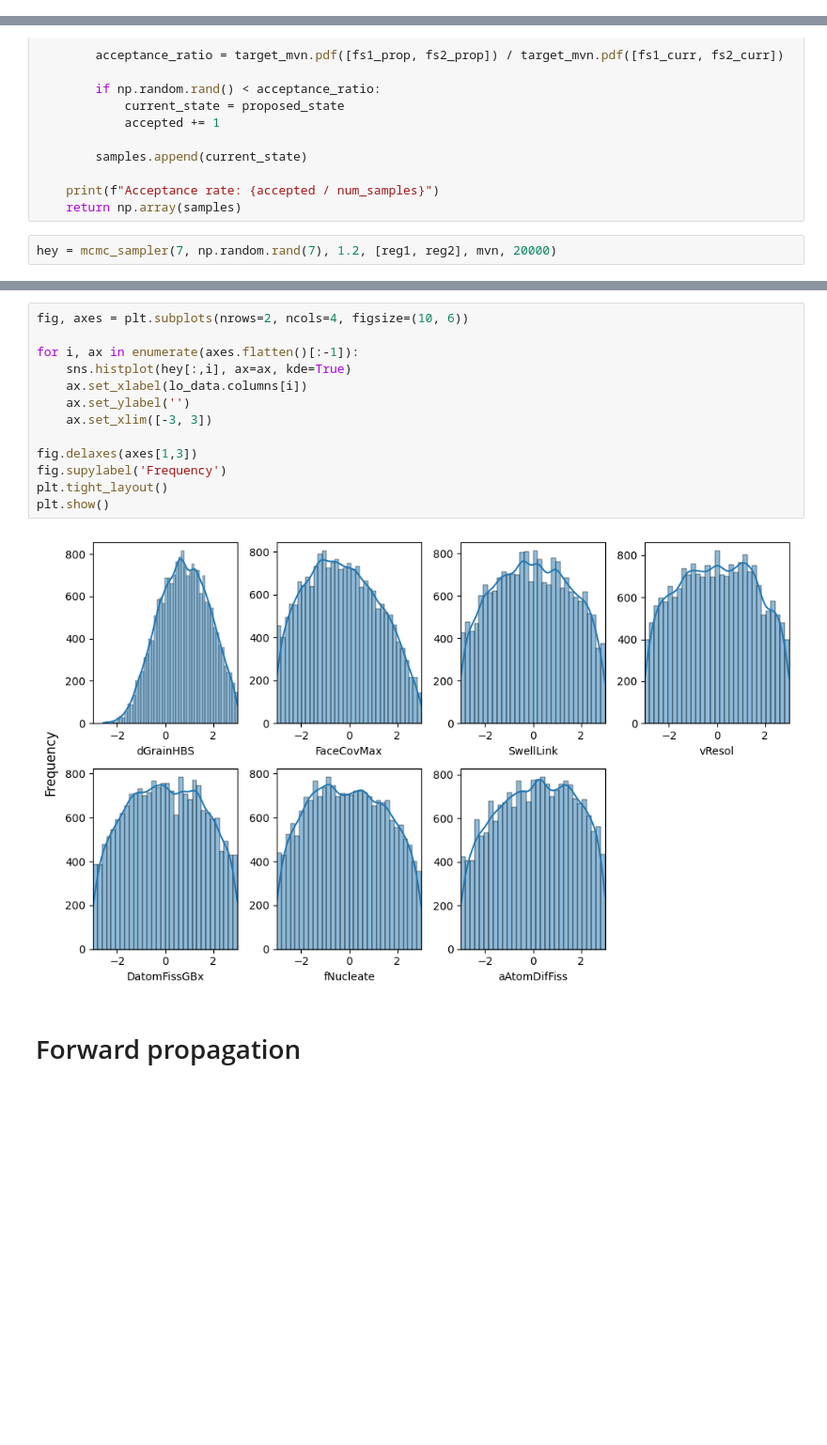
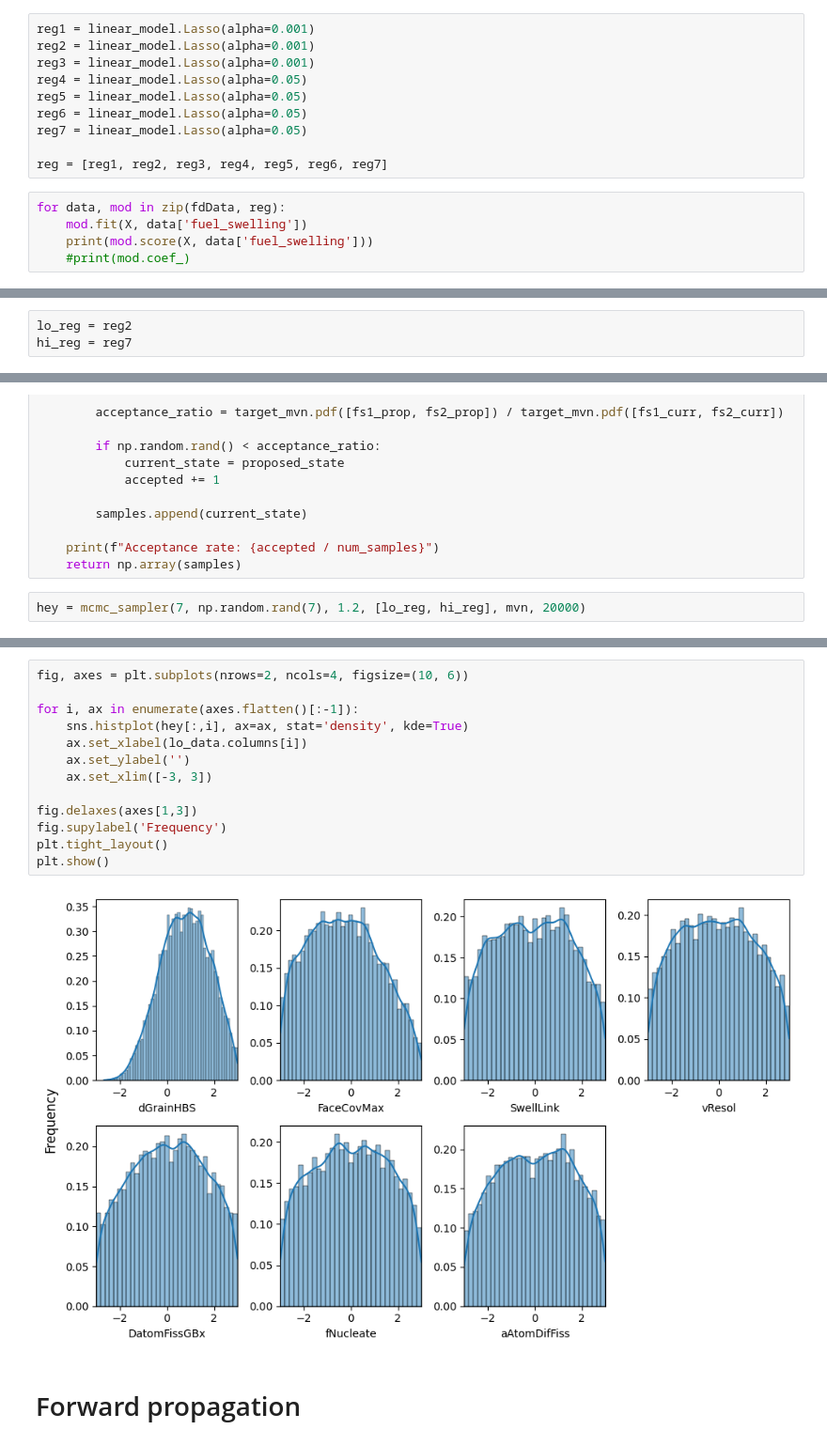
Before and after one commit to ahasan3-ncsu/wd-swelling, a Jupyter notebook: inv_uq/iuq_with_multivariate.ipynb, the cells around one changed output, grey strips where cells are left out. Shown at 94% size. Drawn from its saved outputs; the diff is of its cells as text; blank space fills up the shorter version.

```diff
--- a/inv_uq/iuq_with_multivariate.ipynb
+++ b/inv_uq/iuq_with_multivariate.ipynb
@@ -50,0 +40,15 @@ print(reg1.score(X, y1),
+# %%
+reg1 = linear_model.Lasso(alpha=0.001)
+reg2 = linear_model.Lasso(alpha=0.001)
+reg3 = linear_model.Lasso(alpha=0.001)
+reg4 = linear_model.Lasso(alpha=0.05)
+reg5 = linear_model.Lasso(alpha=0.05)
+reg6 = linear_model.Lasso(alpha=0.05)
+reg7 = linear_model.Lasso(alpha=0.05)
+
+reg = [reg1, reg2, reg3, reg4, reg5, reg6, reg7]
+# %%
+for data, mod in zip(fdData, reg):
+    mod.fit(X, data['fuel_swelling'])
+    print(mod.score(X, data['fuel_swelling']))
+    #print(mod.coef_)
@@ -51 +63,4 @@ print(reg1.score(X, y1),
+# %%
+lo_reg = reg2
+hi_reg = reg7
 # %%
@@ -134,5 +149,5 @@ def mcmc_sampler(num_param, initial_state, proposal_sig,
     print(f"Acceptance rate: {accepted / num_samples}")
     return np.array(samples)
 # %%
-hey = mcmc_sampler(7, np.random.rand(7), 1.2, [reg1, reg2], mvn, 20000)
+hey = mcmc_sampler(7, np.random.rand(7), 1.2, [lo_reg, hi_reg], mvn, 20000)
 # %% [output]
@@ -157,18 +172,18 @@ plt.show()
 # %%
 fig, axes = plt.subplots(nrows=2, ncols=4, figsize=(10, 6))
 
 for i, ax in enumerate(axes.flatten()[:-1]):
-    sns.histplot(hey[:,i], ax=ax, kde=True)
+    sns.histplot(hey[:,i], ax=ax, stat='density', kde=True)
     ax.set_xlabel(lo_data.columns[i])
     ax.set_ylabel('')
     ax.set_xlim([-3, 3])
 
 fig.delaxes(axes[1,3])
 fig.supylabel('Frequency')
 plt.tight_layout()
 plt.show()
 # %% [output]
-[figure, old version]
+[figure, new version]
 # %% [markdown]
 # Forward propagation
 # %%
```
Also changed, not shown: parts of 20 cells of this notebook, 4 other files.
